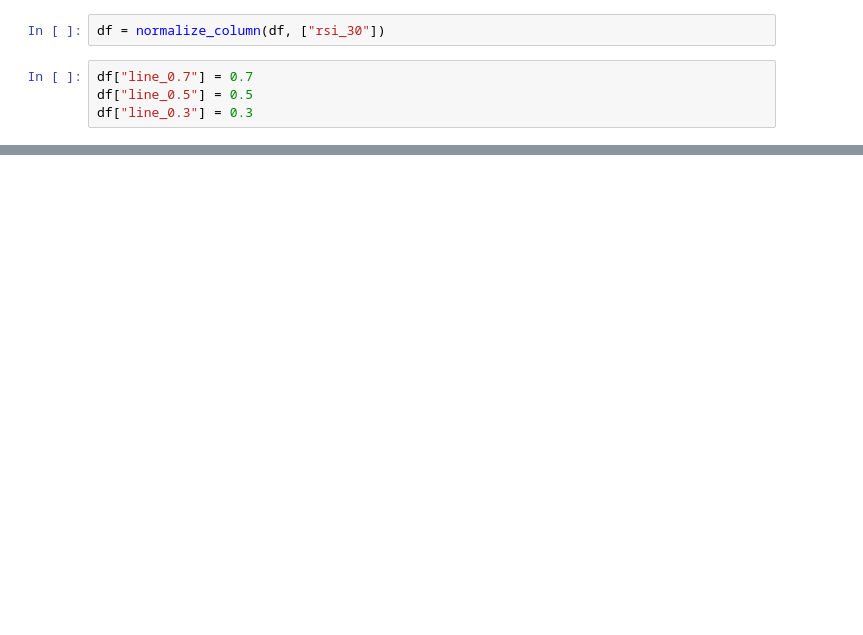
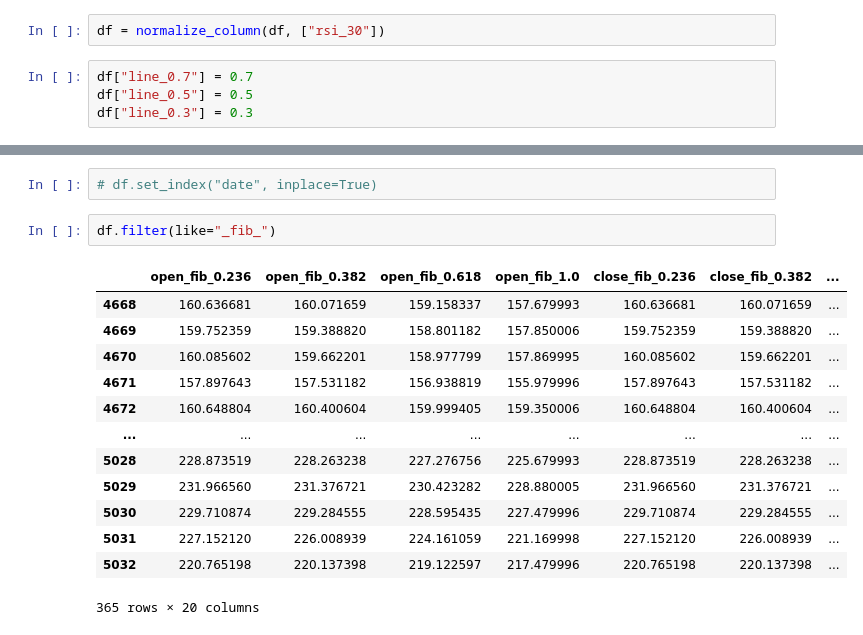
Before and after one commit to uhstray-io/PyStockBot, a Jupyter notebook: src/analyze_dataset.ipynb, the cells around one changed output, grey strips where cells are left out. Drawn from its saved outputs; the diff is of its cells as text; blank space fills up the shorter version.

```diff
--- a/src/analyze_dataset.ipynb
+++ b/src/analyze_dataset.ipynb
@@ -145,0 +148,18 @@ axs[1].plot(df["line_0.3"])
+# %%
+# df.set_index("date", inplace=True)
+# %%
+df.filter(like="_fib_")
+# %% [output]
+|  | open_fib_0.236 | open_fib_0.382 | open_fib_0.618 | open_fib_1.0 | close_fib_0.236 | close_fib_0.382 | ... |
+| 4668 | 160.636681 | 160.071659 | 159.158337 | 157.679993 | 160.636681 | 160.071659 | ... |
+| 4669 | 159.752359 | 159.388820 | 158.801182 | 157.850006 | 159.752359 | 159.388820 | ... |
+| 4670 | 160.085602 | 159.662201 | 158.977799 | 157.869995 | 160.085602 | 159.662201 | ... |
+| 4671 | 157.897643 | 157.531182 | 156.938819 | 155.979996 | 157.897643 | 157.531182 | ... |
+| 4672 | 160.648804 | 160.400604 | 159.999405 | 159.350006 | 160.648804 | 160.400604 | ... |
+| ... | ... | ... | ... | ... | ... | ... | ... |
+| 5028 | 228.873519 | 228.263238 | 227.276756 | 225.679993 | 228.873519 | 228.263238 | ... |
+| 5029 | 231.966560 | 231.376721 | 230.423282 | 228.880005 | 231.966560 | 231.376721 | ... |
+| 5030 | 229.710874 | 229.284555 | 228.595435 | 227.479996 | 229.710874 | 229.284555 | ... |
+| 5031 | 227.152120 | 226.008939 | 224.161059 | 221.169998 | 227.152120 | 226.008939 | ... |
+| 5032 | 220.765198 | 220.137398 | 219.122597 | 217.479996 | 220.765198 | 220.137398 | ... |
+365 rows × 20 columns
```
Also changed, not shown: parts of 10 cells of this notebook, 2 other files.
